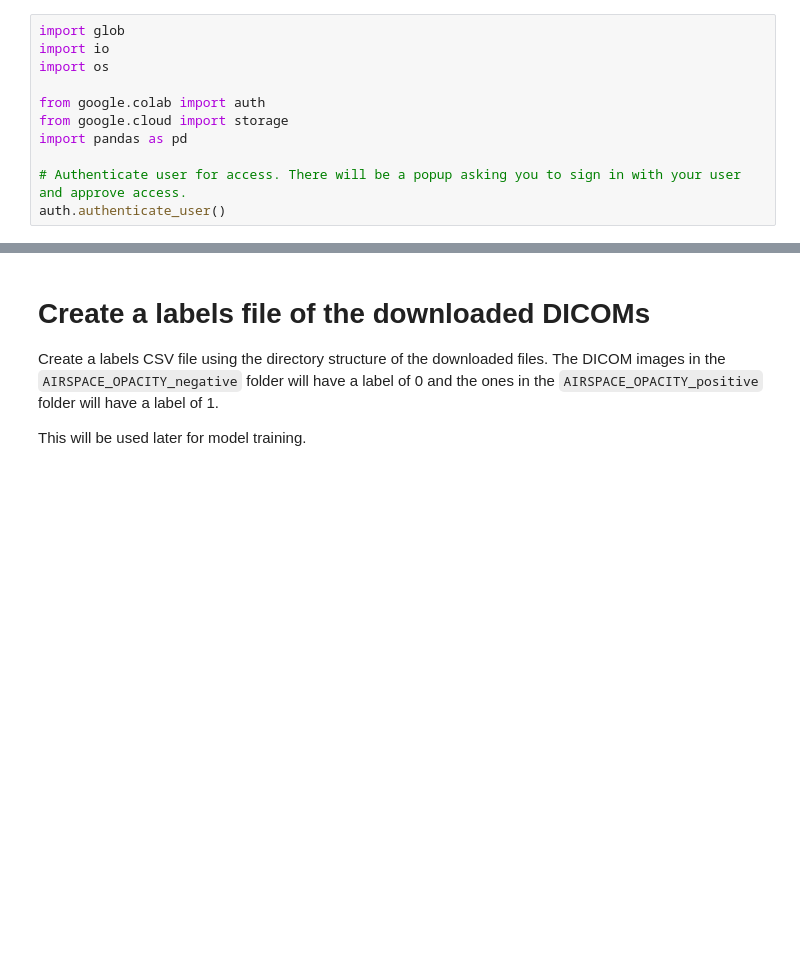
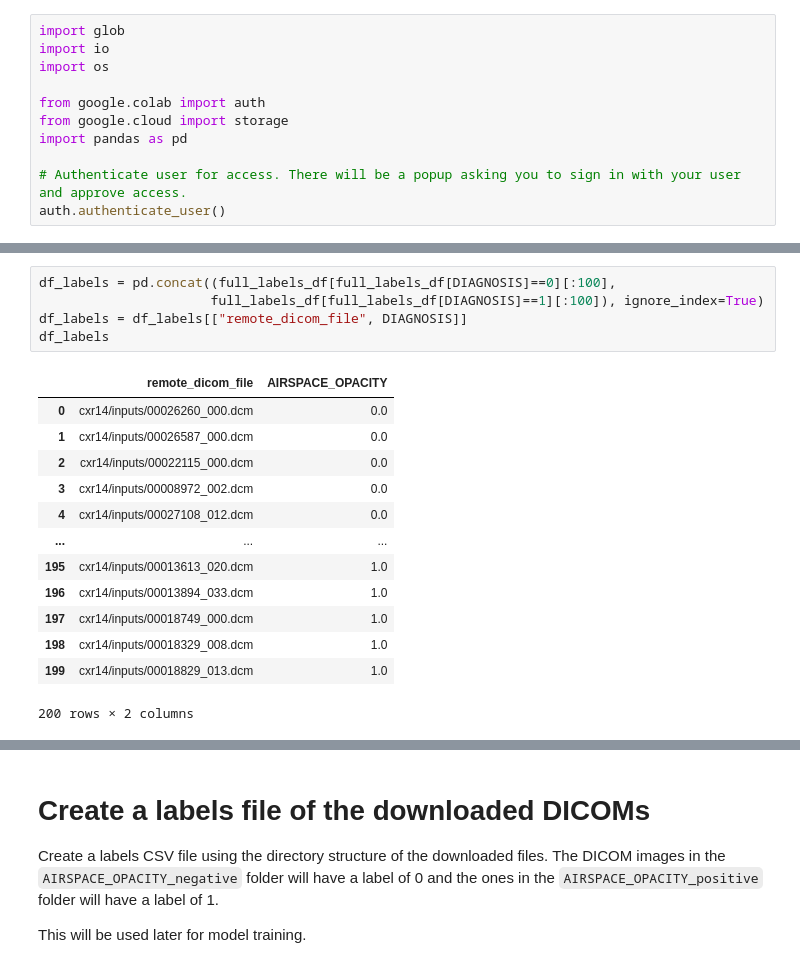
Before and after one commit to Google-Health/imaging-research, a Jupyter notebook: cxr-foundation/CXR_Foundation_Demo.ipynb, the cells around one changed output, grey strips where cells are left out. Drawn from its saved outputs; the diff is of its cells as text; blank space fills up the shorter version.

```diff
--- a/cxr-foundation/CXR_Foundation_Demo.ipynb
+++ b/cxr-foundation/CXR_Foundation_Demo.ipynb
@@ -119 +125,20 @@ display(full_labels_df.head())
+# %%
+df_labels = pd.concat((full_labels_df[full_labels_df[DIAGNOSIS]==0][:100],
+                      full_labels_df[full_labels_df[DIAGNOSIS]==1][:100]), ignore_index=True)
+df_labels = df_labels[["remote_dicom_file", DIAGNOSIS]]
+df_labels
+# %% [output]
+|  | remote_dicom_file | AIRSPACE_OPACITY |
+| 0 | cxr14/inputs/00026260_000.dcm | 0.0 |
+| 1 | cxr14/inputs/00026587_000.dcm | 0.0 |
+| 2 | cxr14/inputs/00022115_000.dcm | 0.0 |
+| 3 | cxr14/inputs/00008972_002.dcm | 0.0 |
+| 4 | cxr14/inputs/00027108_012.dcm | 0.0 |
+| ... | ... | ... |
+| 195 | cxr14/inputs/00013613_020.dcm | 1.0 |
+| 196 | cxr14/inputs/00013894_033.dcm | 1.0 |
+| 197 | cxr14/inputs/00018749_000.dcm | 1.0 |
+| 198 | cxr14/inputs/00018329_008.dcm | 1.0 |
+| 199 | cxr14/inputs/00018829_013.dcm | 1.0 |
+200 rows × 2 columns
 # %%
```
Also changed, not shown: parts of 26 cells of this notebook, 6 other files.
